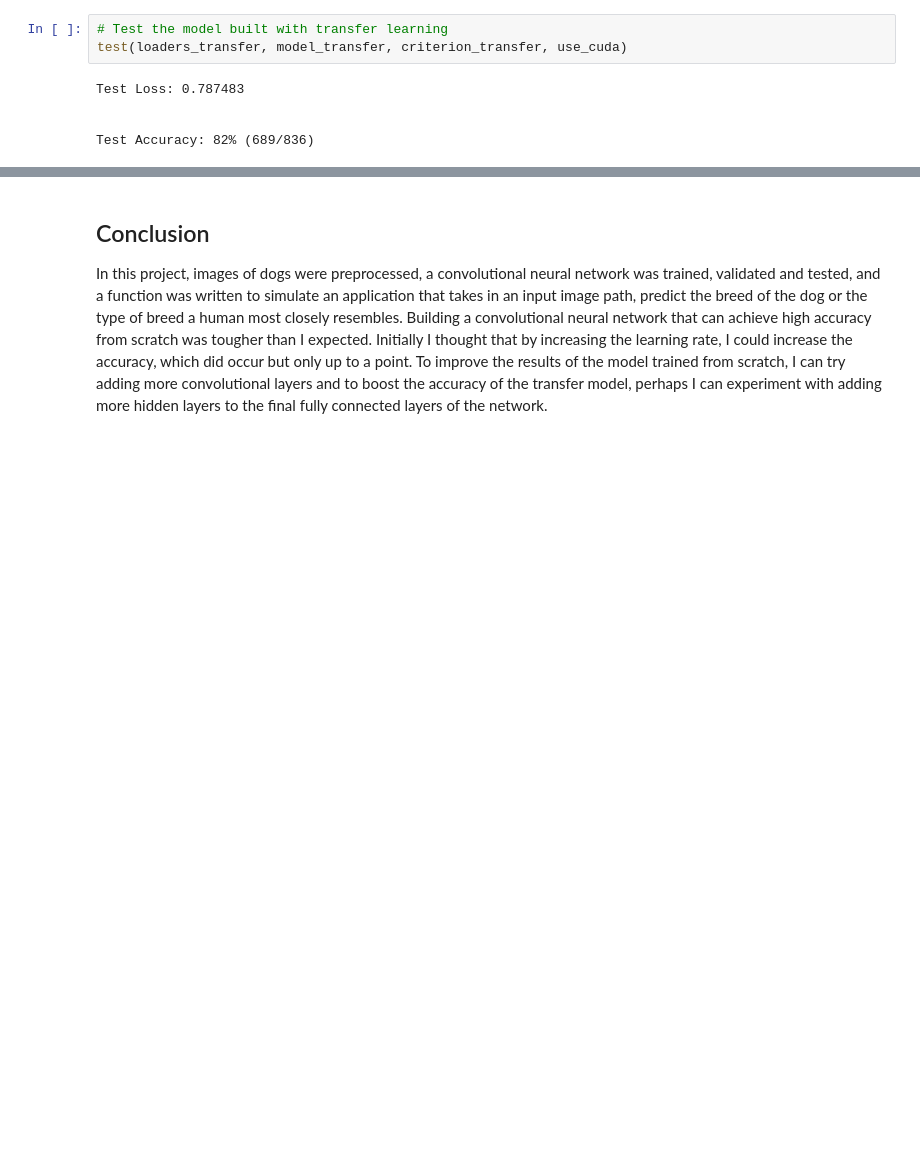
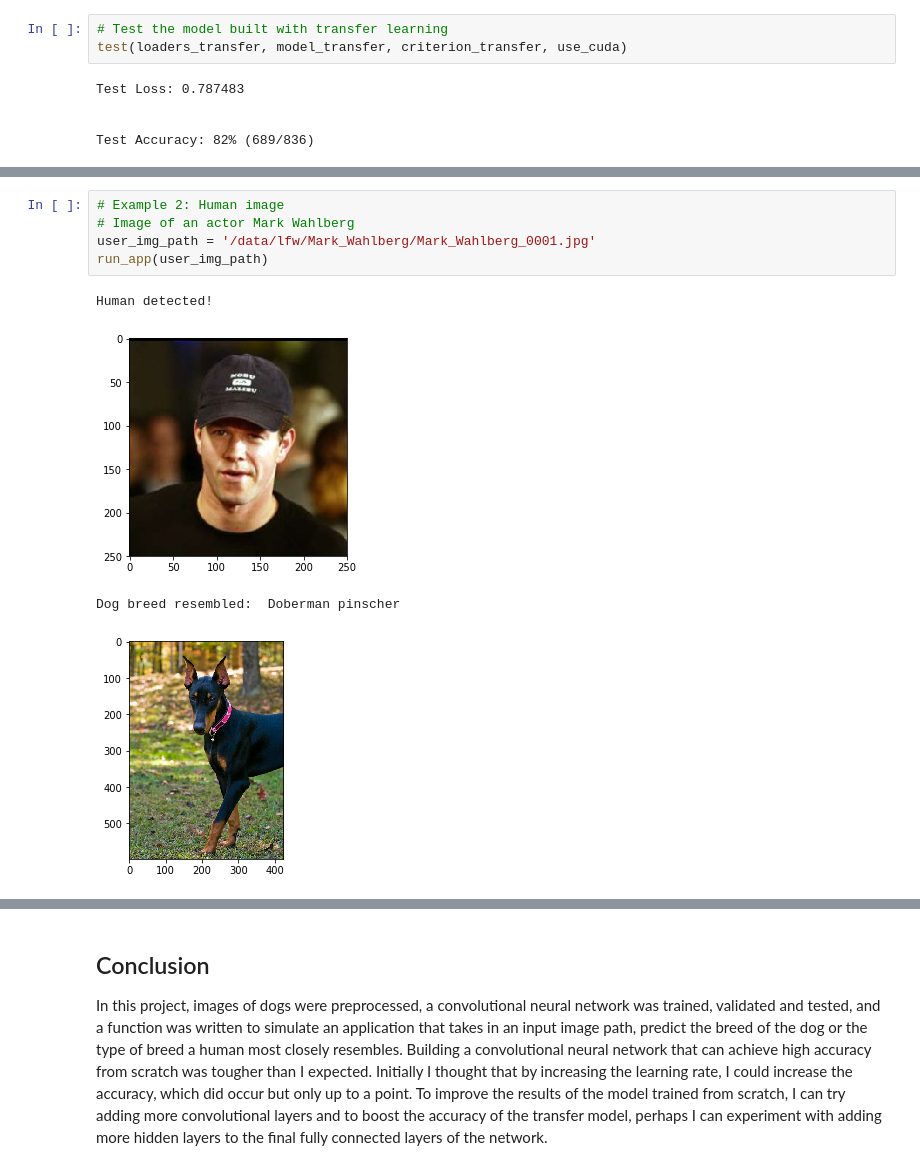
Before and after one commit to valmsmith39a/u-g-image-recognition-capstone, a Jupyter notebook: udacity_capstone_dog_breed_classifier.ipynb, the cells around one changed output, grey strips where cells are left out. Drawn from its saved outputs; the diff is of its cells as text; blank space fills up the shorter version.

```diff
--- a/udacity_capstone_dog_breed_classifier.ipynb
+++ b/udacity_capstone_dog_breed_classifier.ipynb
@@ -453,0 +717,10 @@ ground truth: /images/georgew
+# %%
+# Example 2: Human image
+# Image of an actor Mark Wahlberg
+user_img_path = '/data/lfw/Mark_Wahlberg/Mark_Wahlberg_0001.jpg'
+run_app(user_img_path)
+# %% [output]
+Human detected!
+[figure, added]
+Dog breed resembled:  Doberman pinscher
+[figure, added]
```
Also changed, not shown: parts of 22 cells of this notebook.
